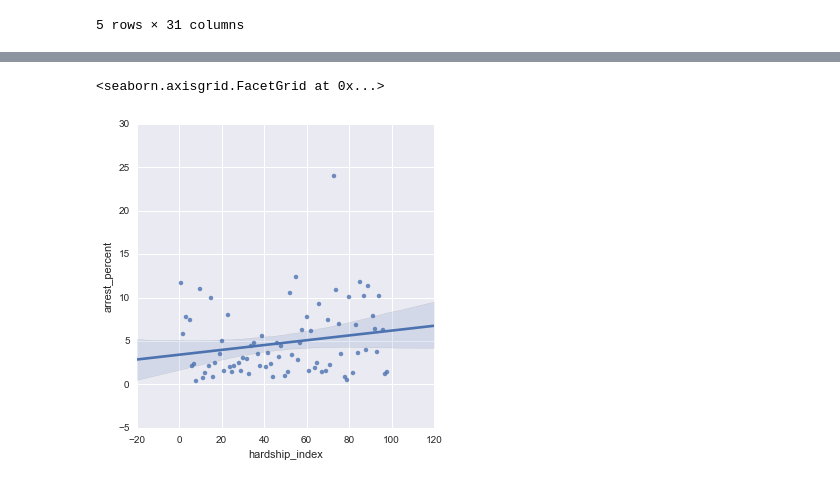
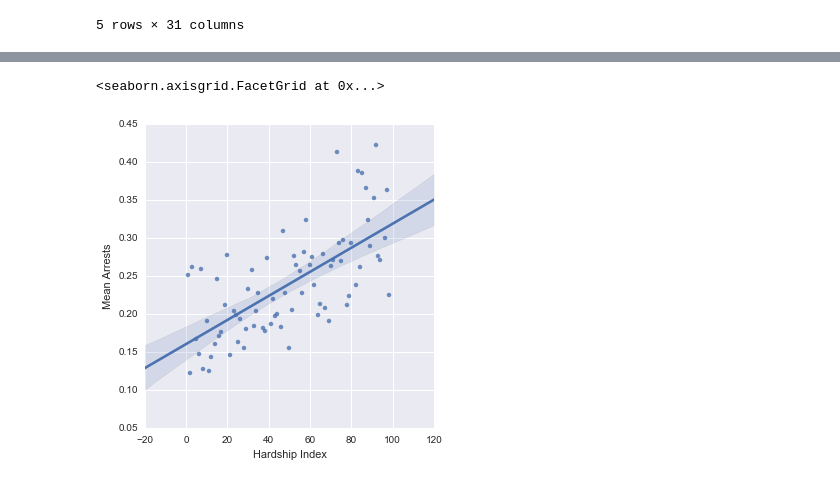
Before and after one commit to crime-analysis/crime_predictions, a Jupyter notebook: arrest_v_socioeconomic_lmplot.ipynb, the cells around one changed output, grey strips where cells are left out. Saved outputs shown, nothing was run; the diff lists cells and outputs as text; code cells hidden in the pictures.

```diff
--- a/arrest_v_socioeconomic_lmplot.ipynb
+++ b/arrest_v_socioeconomic_lmplot.ipynb
@@ -94,11 +87,11 @@ sns.lmplot('per_capita_income','arrest_percent', dataframe)
 # %%
 # Arrests v per capita income
 total_arrests = crimes_with_soc['Arrest'].sum()
-arrest_percent = crimes_with_soc.groupby('Community Area').Arrest.count()/total_arrests*100
+arrests_mean = crimes_with_soc.groupby('Community Area').Arrest.mean()
 crimes_with_soc.rename(columns = {'HARDSHIP INDEX':'HardshipIndex'}, inplace = True)
 hardship_index = crimes_with_soc.groupby('Community Area').HardshipIndex.mean()
-dataframe = pd.DataFrame({'arrest_percent':arrest_percent,'hardship_index':hardship_index,}).dropna()
-sns.lmplot('hardship_index','arrest_percent', dataframe)
+dataframe = pd.DataFrame({'Mean Arrests':arrests_mean,'Hardship Index':hardship_index,}).dropna()
+sns.lmplot('Hardship Index','Mean Arrests', dataframe)
 # %% [output]
 <seaborn.axisgrid.FacetGrid at 0x...>
-[figure, old version]
+[figure, new version]
```
Also changed, not shown: parts of 6 cells of this notebook.
